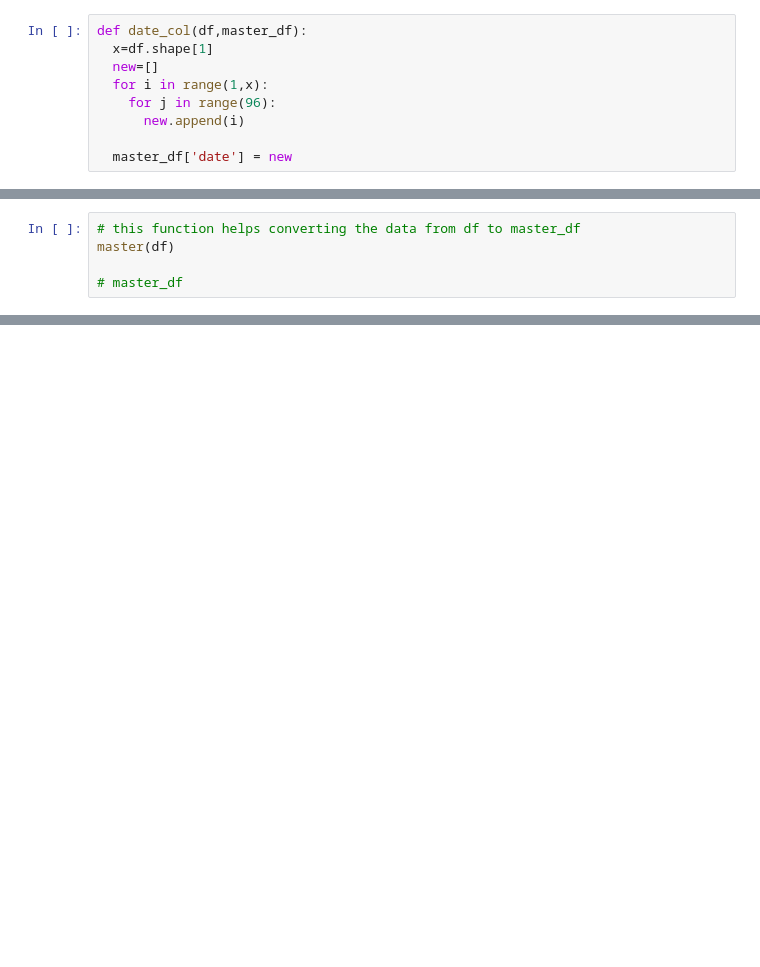
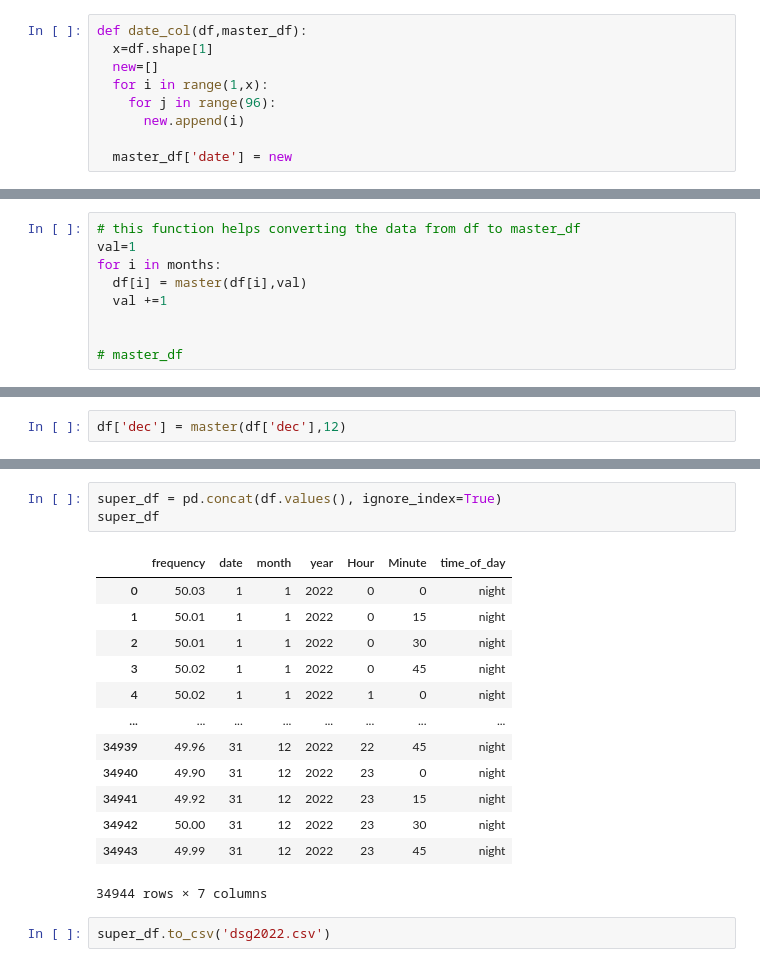
Before and after one commit to SamarthMotka/Programming_Lab_P1, a Jupyter notebook: 202311023_Prog_lab_P_1.ipynb, the cells around one changed output, grey strips where cells are left out. Cells and saved outputs as stored; diff of their text form; blank space fills up the shorter version.

```diff
--- a/202311023_Prog_lab_P_1.ipynb
+++ b/202311023_Prog_lab_P_1.ipynb
@@ -41,5 +98,9 @@ def master(df):
 # %%
 # this function helps converting the data from df to master_df
-master(df)
+val=1
+for i in months:
+  df[i] = master(df[i],val)
+  val +=1
+
 
 # master_df
@@ -59,0 +107,2 @@ master(df)
+# %%
+df['dec'] = master(df['dec'],12)
@@ -59,0 +125,19 @@ master(df)
+# %%
+super_df = pd.concat(df.values(), ignore_index=True)
+super_df
+# %% [output]
+|  | frequency | date | month | year | Hour | Minute | time_of_day |
+| 0 | 50.03 | 1 | 1 | 2022 | 0 | 0 | night |
+| 1 | 50.01 | 1 | 1 | 2022 | 0 | 15 | night |
+| 2 | 50.01 | 1 | 1 | 2022 | 0 | 30 | night |
+| 3 | 50.02 | 1 | 1 | 2022 | 0 | 45 | night |
+| 4 | 50.02 | 1 | 1 | 2022 | 1 | 0 | night |
+| ... | ... | ... | ... | ... | ... | ... | ... |
+| 34939 | 49.96 | 31 | 12 | 2022 | 22 | 45 | night |
+| 34940 | 49.90 | 31 | 12 | 2022 | 23 | 0 | night |
+| 34941 | 49.92 | 31 | 12 | 2022 | 23 | 15 | night |
+| 34942 | 50.00 | 31 | 12 | 2022 | 23 | 30 | night |
+| 34943 | 49.99 | 31 | 12 | 2022 | 23 | 45 | night |
+34944 rows × 7 columns
+# %%
+super_df.to_csv('dsg2022.csv')
```
Also changed, not shown: parts of 8 cells of this notebook, 12 other files.
